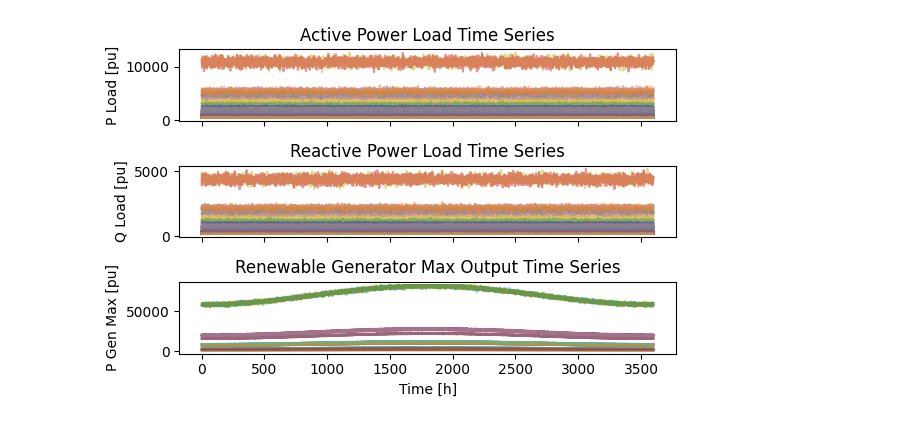
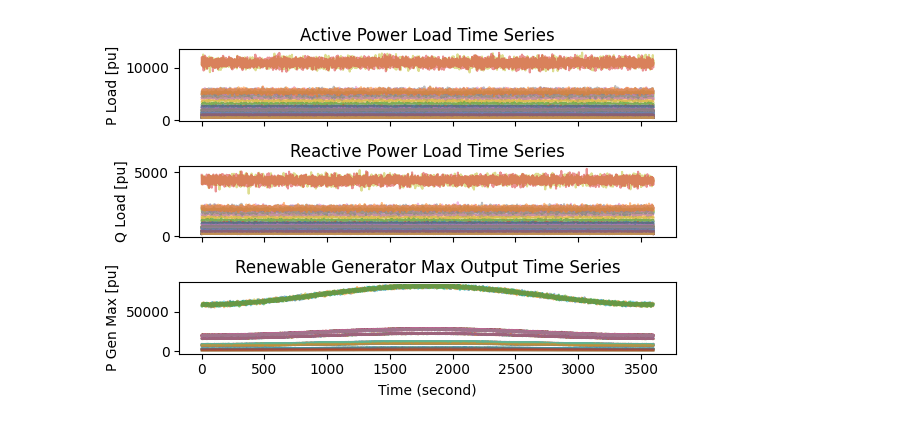
Before and after one commit to senzhanopt/grid_feedback_optimizer, a Jupyter notebook: doc/lv_97bus_time_varying.ipynb, the cells around one changed output. Saved outputs shown, nothing was run; the diff lists cells and outputs as text; code cells hidden in the pictures.

```diff
--- a/doc/lv_97bus_time_varying.ipynb
+++ b/doc/lv_97bus_time_varying.ipynb
@@ -44,35 +44,35 @@ p_gen_ts += 0.02 * p_gen_max[:, None] * np.random.randn(n_gen, n_steps)
 # Ensure no negative values
 p_load_ts = np.maximum(p_load_ts, 0)
 q_load_ts = np.maximum(q_load_ts, 0)
 p_gen_ts = np.maximum(p_gen_ts, 0)
 
 # Ensure gen_max does not exceed inverter capacity
 p_gen_ts = np.minimum(p_gen_ts, np.array([gen.s_inv for gen in network.renew_gens])[:, np.newaxis])
 
 # Visualization
 fig, axs = plt.subplots(3, 1, figsize=(6,4), sharex=True)
 
 for ts in p_load_ts:
     axs[0].plot(time, ts, alpha=0.5)
 axs[0].set_ylabel('P Load [pu]')
 axs[0].set_title('Active Power Load Time Series')
 
 for ts in q_load_ts:
     axs[1].plot(time, ts, alpha=0.5)
 axs[1].set_ylabel('Q Load [pu]')
 axs[1].set_title('Reactive Power Load Time Series')
 
 for ts in p_gen_ts:
     axs[2].plot(time, ts, alpha=0.5)
 axs[2].set_ylabel('P Gen Max [pu]')
-axs[2].set_xlabel('Time [h]')
+axs[2].set_xlabel('Time (second)')
 axs[2].set_title('Renewable Generator Max Output Time Series')
 
 plt.tight_layout()
 plt.show()
 plt.close()
 # %% [output]
-[figure, old version]
+[figure, new version]
 # %%
 # load modules
 power_flow_solver = PowerFlowSolver(network)
```
Also changed, not shown: parts of 1 cell of this notebook.
